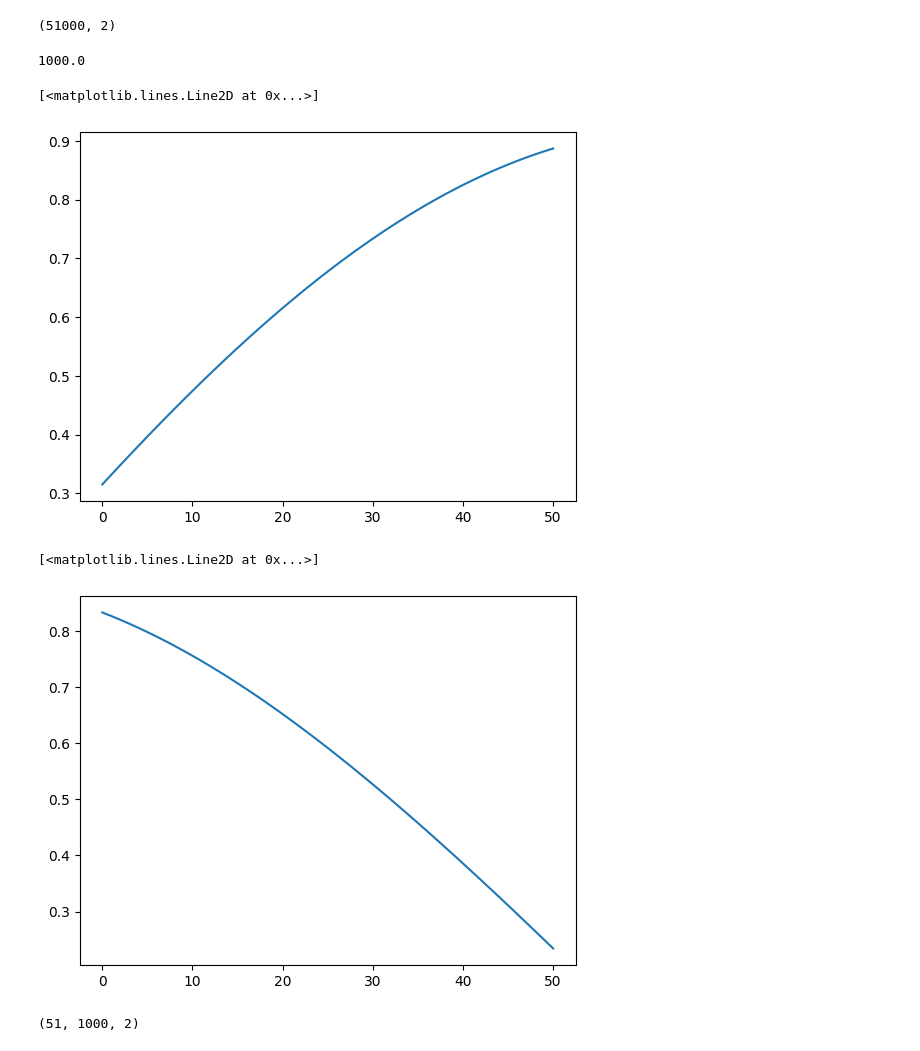
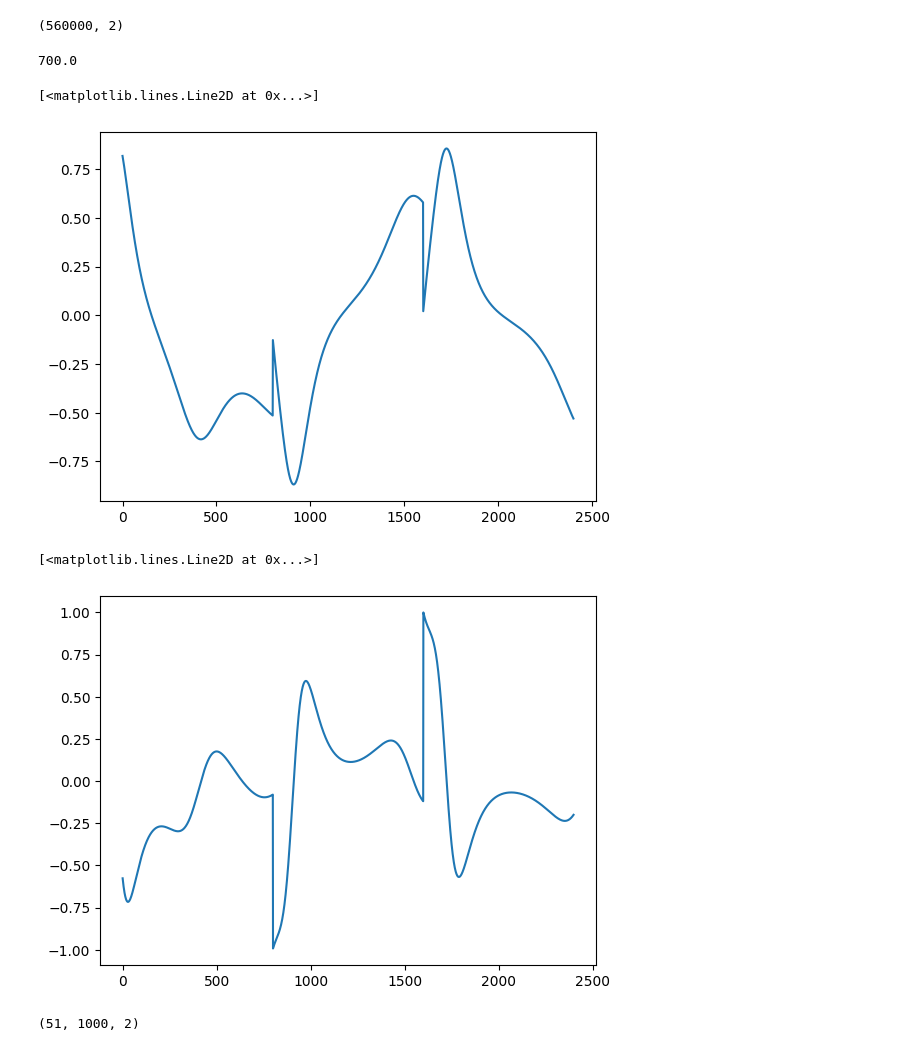
Before and after one commit to SuchethShenoy/DeepKoopman, a Jupyter notebook: data_viz/data_viz.ipynb, the cells around one changed output. Drawn from its saved outputs; the diff is of its cells as text; code cells hidden in the pictures.

```diff
--- a/data_viz/data_viz.ipynb
+++ b/data_viz/data_viz.ipynb
@@ -2,25 +2,26 @@
 import numpy as np
 import matplotlib.pyplot as plt
 # %%
-pendulum1 = np.loadtxt('../data/Pendulum_val_x.csv', delimiter=',', dtype=np.float64)
+pendulum1 = np.loadtxt('../data/Duffing_train1_x.csv', delimiter=',', dtype=np.float64)
 np.shape(pendulum1)
 # %% [output]
-(51000, 2)
+(560000, 2)
 # %%
-num_traj = np.shape(pendulum1)[0]/51
+len_traj = 800
+num_traj = np.shape(pendulum1)[0]/len_traj
 num_traj
 # %% [output]
-1000.0
+700.0
 # %%
-plt.plot(pendulum1[0:51, 0])
+plt.plot(pendulum1[0:len_traj*3, 0])
 # %% [output]
 [<matplotlib.lines.Line2D at 0x...>]
-[figure, old version]
+[figure, new version]
 # %%
-plt.plot(pendulum1[:51, 1])
+plt.plot(pendulum1[:len_traj*3, 1])
 # %% [output]
 [<matplotlib.lines.Line2D at 0x...>]
-[figure, old version]
+[figure, new version]
 # %%
 data_tensor = np.load("../data_tensor.npy")
 np.shape(data_tensor)
```
Also changed, not shown: 2 other files.
